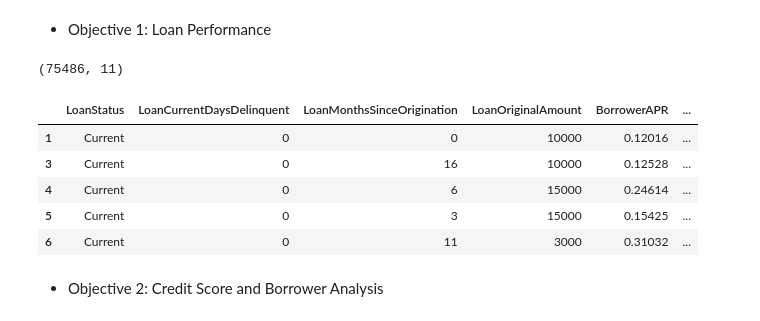
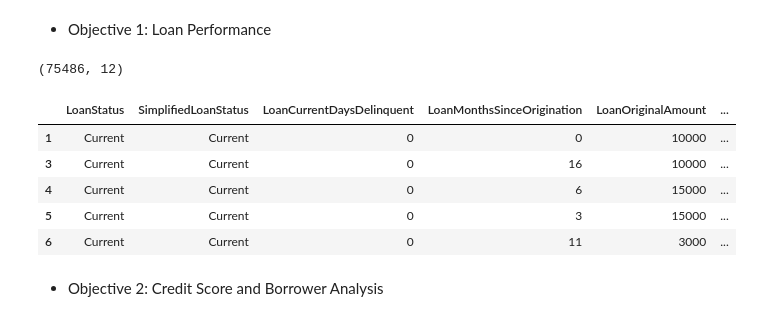
Before and after one commit to sondosaabed/Prosper-Loan-Analysis, a Jupyter notebook: Part_I_exploration.ipynb, the cells around one changed output. Drawn from its saved outputs; the diff is of its cells as text; code cells hidden in the pictures.

```diff
--- a/Part_I_exploration.ipynb
+++ b/Part_I_exploration.ipynb
@@ -398,0 +408,3 @@ df.shape
+# %%
+df['SimplifiedLoanStatus'] = df['LoanStatus'].apply(lambda x: 'Past Due' if 'Past Due' in x else x)
+df.head(10)
@@ -402,21 +427,21 @@ df.shape
 # %% [markdown]
 - Objective 1: Loan Performance
 # %%
-loan_performance_columns = [ 'LoanStatus', 'LoanCurrentDaysDelinquent','LoanMonthsSinceOrigination',
+loan_performance_columns = [ 'LoanStatus','SimplifiedLoanStatus' , 'LoanCurrentDaysDelinquent','LoanMonthsSinceOrigination',
     'LoanOriginalAmount', 'BorrowerAPR', 'DebtToIncomeRatio', 'CreditScoreRangeLower','CreditScoreRangeUpper',
     'ProsperScore', 'EmploymentStatus','IsBorrowerHomeowner']
 
 loan_performance_df = df[loan_performance_columns]
 print(loan_performance_df.shape)
 loan_performance_df.head()
 # %% [output]
-(75486, 11)
+(75486, 12)
-|  | LoanStatus | LoanCurrentDaysDelinquent | LoanMonthsSinceOrigination | LoanOriginalAmount | BorrowerAPR | ... |
-| 1 | Current | 0 | 0 | 10000 | 0.12016 | ... |
-| 3 | Current | 0 | 16 | 10000 | 0.12528 | ... |
-| 4 | Current | 0 | 6 | 15000 | 0.24614 | ... |
-| 5 | Current | 0 | 3 | 15000 | 0.15425 | ... |
-| 6 | Current | 0 | 11 | 3000 | 0.31032 | ... |
+|  | LoanStatus | SimplifiedLoanStatus | LoanCurrentDaysDelinquent | LoanMonthsSinceOrigination | LoanOriginalAmount | ... |
+| 1 | Current | Current | 0 | 0 | 10000 | ... |
+| 3 | Current | Current | 0 | 16 | 10000 | ... |
+| 4 | Current | Current | 0 | 6 | 15000 | ... |
+| 5 | Current | Current | 0 | 3 | 15000 | ... |
+| 6 | Current | Current | 0 | 11 | 3000 | ... |
 # %% [markdown]
 - Objective 2: Credit Score and Borrower Analysis
 # %%
```
Also changed, not shown: parts of 23 cells of this notebook.
